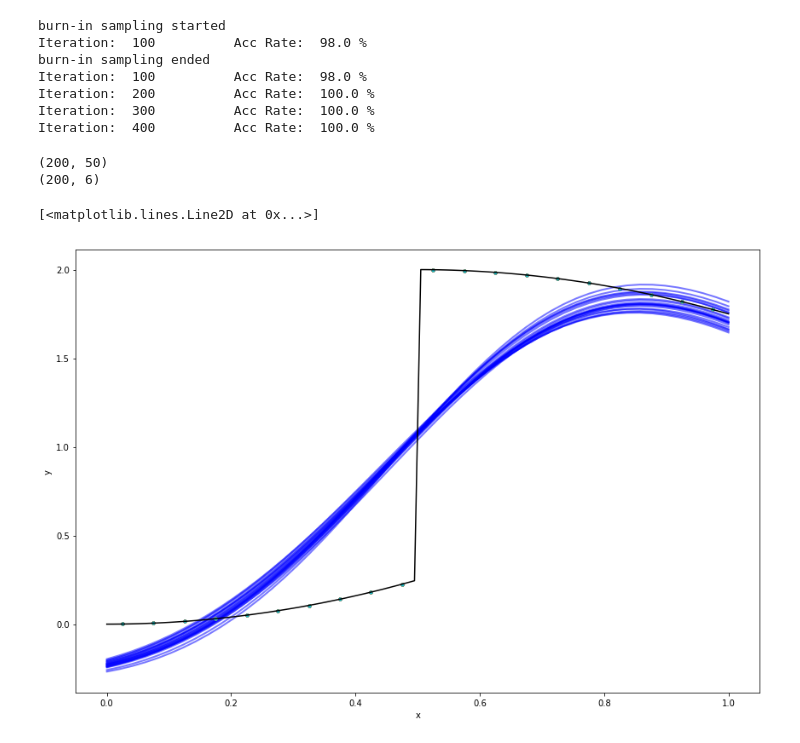
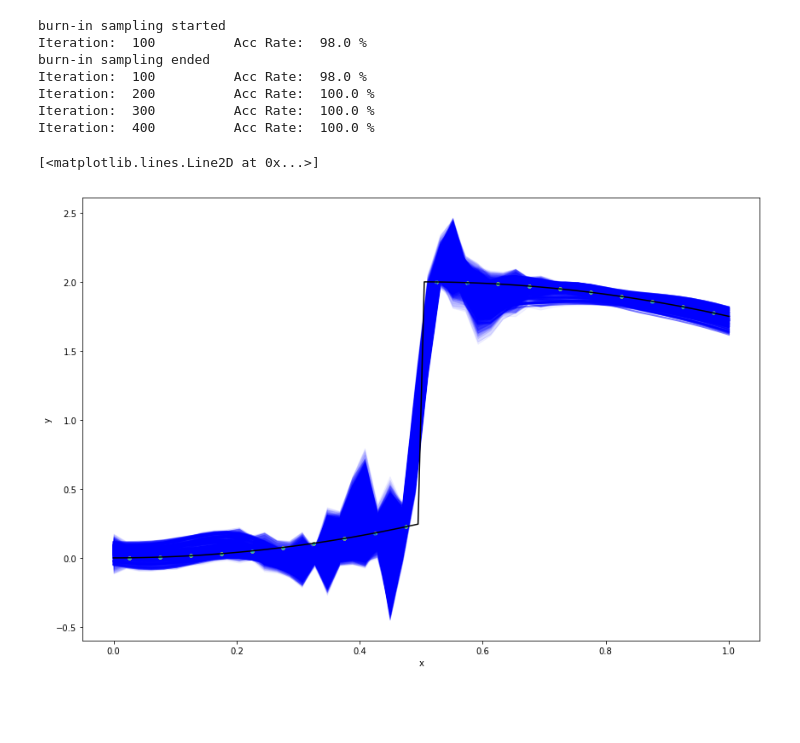
Before and after one commit to nawalgao/AdaptiveGPFlow, a Jupyter notebook: notebooks/adaptive_l_ex2.ipynb, the cells around one changed output. Saved outputs shown, nothing was run; the diff lists cells and outputs as text; code cells hidden in the pictures; blank space fills up the shorter version.

```diff
--- a/notebooks/adaptive_l_ex2.ipynb
+++ b/notebooks/adaptive_l_ex2.ipynb
@@ -56,7 +56,7 @@ m = hetero_gpmc.GPMCAdaptiveLengthscale2D(Xnorm, Y, k, nonstat)
 # %%
 m.kerns["ell0"].variance.prior = gpflow.priors.Gaussian(0, 1.)
 m.kerns["ell0"].lengthscales.prior = gpflow.priors.Gaussian(0, 1.)
-m.nonstat.signal_variance.prior = gpflow.priors.Gaussian(0, 1.)
 m.likelihood.variance = 0.01
 m.likelihood.variance.fixed = True
+m.nonstat.signal_variance.prior = gpflow.priors.Gamma(1., 1.)
 # %%
@@ -77,9 +95,4 @@ xnew = np.linspace(0, 1, 50)[:,None]
 xx = (xnew - 0.5) / 0.5
 mean_f_mat = np.zeros(shape = (sample_df.shape[0], xx.shape[0]))
 var_f_mat = np.zeros(shape = (sample_df.shape[0], xx.shape[0]))
-print mean_f_mat.shape
-print sample_df.shape
-# %% [output]
-(200, 50)
-(200, 6)
 # %%
@@ -128,15 +138,15 @@ X_true = np.linspace(0, 1, 100)[:,None]
 Y_true = np.array([objective(x) for x in X_true])[:, None]
 # %%
 mini = 0
-maxi = 20
+maxi = 200
 plt.figure(figsize=(12,8))
 
 for i in xrange(mini,maxi):
     visualize(xnew, mean_f_mat[i,:], var_f_mat[i,:], noise_var=.01)
 plt.plot(X_true, Y_true, 'k')
 # %% [output]
 [<matplotlib.lines.Line2D at 0x...>]
-[figure, old version]
+[figure, new version]
 # %%
 def visualize_l(Xgrid, M, L, U):
     """
```
Also changed, not shown: parts of 2 cells of this notebook.
